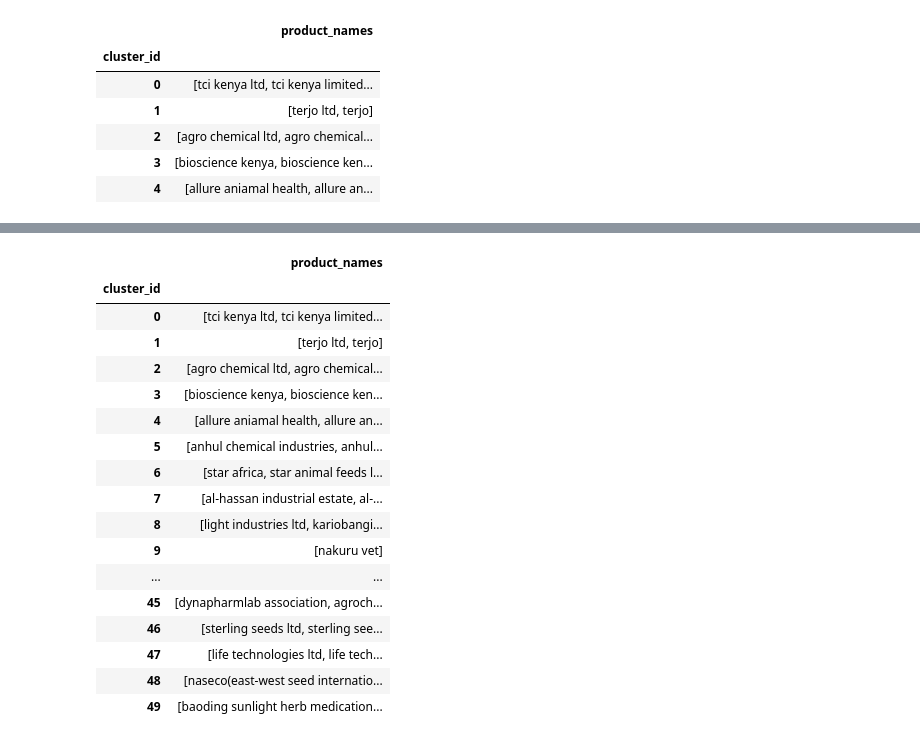
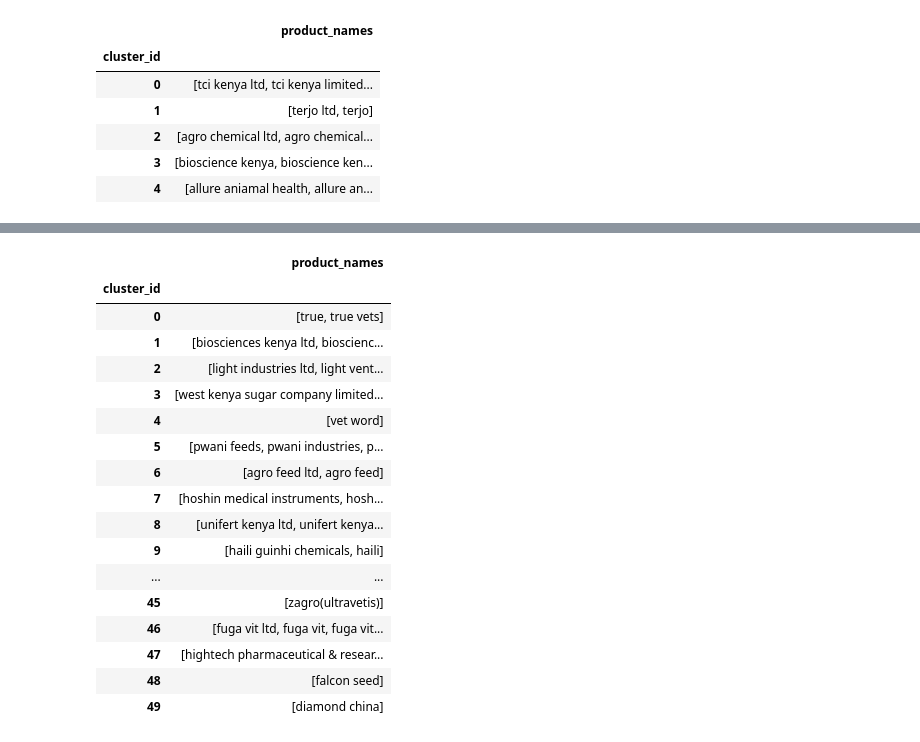
Before and after one commit to natbernard/Clustering-for-Product-Matching, a Jupyter notebook: model/clustering_stockist_transactions.ipynb, the cells around one changed output, grey strips where cells are left out. Cells and saved outputs as stored; diff of their text form; code cells hidden in the pictures.

```diff
--- a/model/clustering_stockist_transactions.ipynb
+++ b/model/clustering_stockist_transactions.ipynb
@@ -689,0 +711,19 @@ cluster_df.head()
+# %%
+# clustering the data
+man_clusters = 4000
+kmeans = KMeans(n_clusters=man_clusters, random_state=42).fit(man_tfidf_matrix)
+man_labels = kmeans.labels_
+
+# creating a dataframe of the clusters
+man_cluster_to_name = {}
+for label in set(man_labels):
+    indices = np.where(man_labels == label)[0]
+    man_names = unique_man_names[indices].tolist()
+    man_cluster_to_name[label] = man_names
+
+# viewing the clusters
+cluster_df_2 = pd.DataFrame.from_dict(man_cluster_to_name.items())
+cluster_df_2.rename(columns={0: 'cluster_id', 1: 'product_names'}, inplace=True)
+cluster_df_2.set_index('cluster_id', inplace=True)
+pd.set_option('display.max_colwidth', None)
+cluster_df_2.head()
@@ -690,21 +738,21 @@ cluster_df.head()
 # %%
-cluster_df[:50]
+cluster_df_2[:50]
 # %% [output]
 |  | product_names |
 | cluster_id |  |
-| 0 | [tci kenya ltd, tci kenya limited... |
-| 1 | [terjo ltd, terjo] |
-| 2 | [agro chemical ltd, agro chemical... |
-| 3 | [bioscience kenya, bioscience ken... |
-| 4 | [allure aniamal health, allure an... |
-| 5 | [anhul chemical industries, anhul... |
-| 6 | [star africa, star animal feeds l... |
-| 7 | [al-hassan industrial estate, al-... |
-| 8 | [light industries ltd, kariobangi... |
-| 9 | [nakuru vet] |
+| 0 | [true, true vets] |
+| 1 | [biosciences kenya ltd, bioscienc... |
+| 2 | [light industries ltd, light vent... |
+| 3 | [west kenya sugar company limited... |
+| 4 | [vet word] |
+| 5 | [pwani feeds, pwani industries, p... |
+| 6 | [agro feed ltd, agro feed] |
+| 7 | [hoshin medical instruments, hosh... |
+| 8 | [unifert kenya ltd, unifert kenya... |
+| 9 | [haili guinhi chemicals, haili] |
 | ... | ... |
-| 45 | [dynapharmlab association, agroch... |
-| 46 | [sterling seeds ltd, sterling see... |
-| 47 | [life technologies ltd, life tech... |
-| 48 | [naseco(east-west seed internatio... |
-| 49 | [baoding sunlight herb medication... |
+| 45 | [zagro(ultravetis)] |
+| 46 | [fuga vit ltd, fuga vit, fuga vit... |
+| 47 | [hightech pharmaceutical & resear... |
+| 48 | [falcon seed] |
+| 49 | [diamond china] |
```
Also changed, not shown: parts of 6 cells of this notebook.
